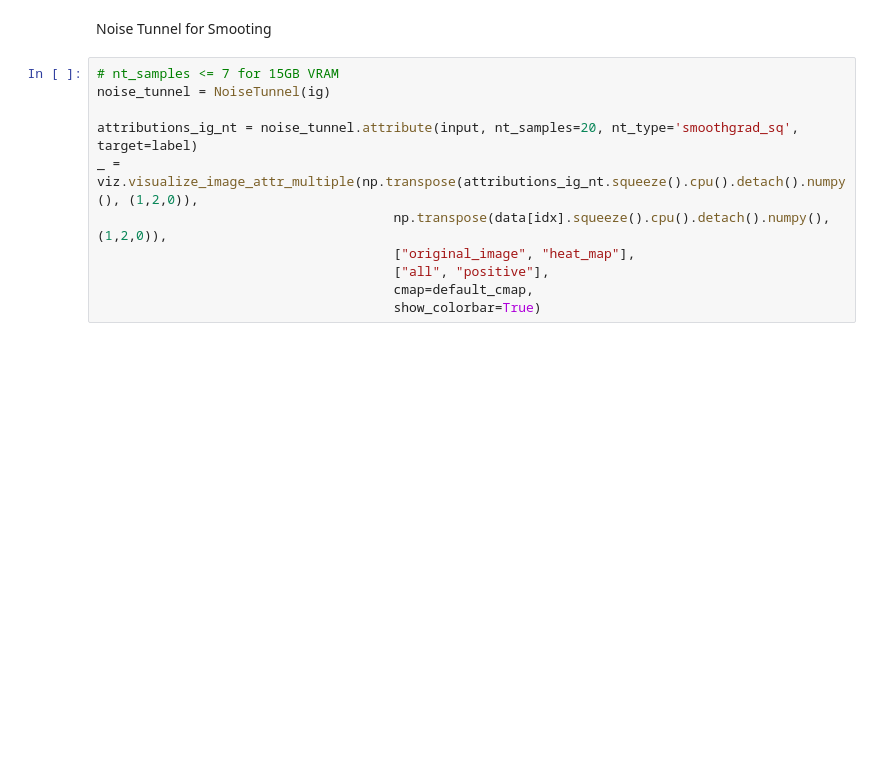
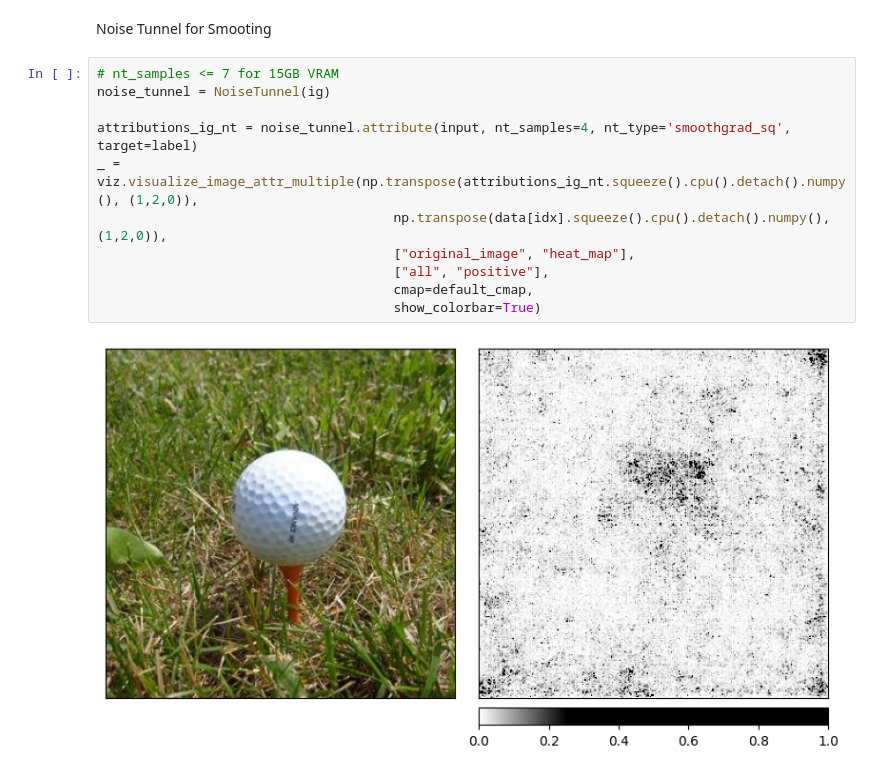
Before and after one commit to soberhofer/Invariance_based_Adversarial_Examples, a Jupyter notebook: main.ipynb, the cells around one changed output. Saved outputs shown, nothing was run; the diff lists cells and outputs as text; blank space fills up the shorter version.

```diff
--- a/main.ipynb
+++ b/main.ipynb
@@ -424,13 +552,15 @@ Noise Tunnel for Smooting
 # %%
 # nt_samples <= 7 for 15GB VRAM
 noise_tunnel = NoiseTunnel(ig)
 
-attributions_ig_nt = noise_tunnel.attribute(input, nt_samples=20, nt_type='smoothgrad_sq', target=label)
+attributions_ig_nt = noise_tunnel.attribute(input, nt_samples=4, nt_type='smoothgrad_sq', target=label)
 _ = viz.visualize_image_attr_multiple(np.transpose(attributions_ig_nt.squeeze().cpu().detach().numpy(), (1,2,0)),
                                       np.transpose(data[idx].squeeze().cpu().detach().numpy(), (1,2,0)),
                                       ["original_image", "heat_map"],
                                       ["all", "positive"],
                                       cmap=default_cmap,
                                       show_colorbar=True)
+# %% [output]
+[figure, added]
 # %%
 #plt.imshow(show_cam_on_image(np.transpose(attributions_ig_nt.squeeze().cpu().detach().numpy(), (1,2,0)),
```
Also changed, not shown: parts of 24 cells of this notebook, 2 other files.
